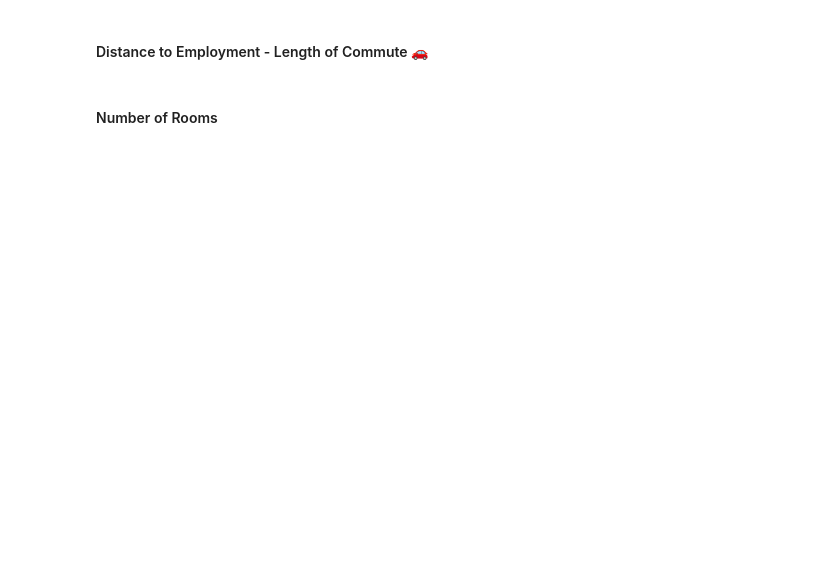
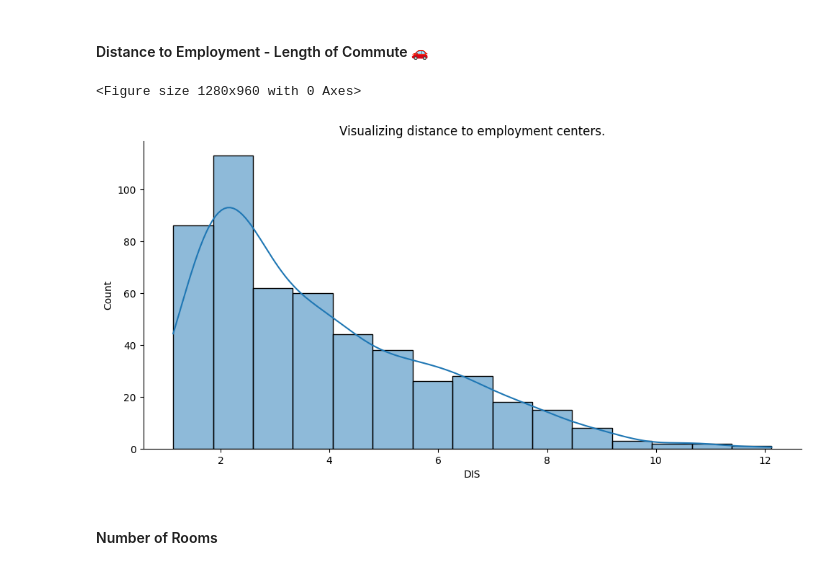
Before and after one commit to noah-clements/100Days-Python-Course, a Jupyter notebook: Day80 - Multivariable Regression/Multivariable_Regression_and_Valuation_Model.ipynb, the cells around one changed output. Drawn from its saved outputs; the diff is of its cells as text; code cells hidden in the pictures; blank space fills up the shorter version.

```diff
--- a/Day80 - Multivariable Regression/Multivariable_Regression_and_Valuation_Model.ipynb
+++ b/Day80 - Multivariable Regression/Multivariable_Regression_and_Valuation_Model.ipynb
@@ -178,4 +187,12 @@ What do you notice in the distributions of the data?
 # %% [markdown]
 #### Distance to Employment - Length of Commute 🚗
+# %%
+plt.figure(dpi=200)
+sns.displot(data, x='DIS', kde=True, aspect=2)
+plt.title("Visualizing distance to employment centers.")
+plt.show()
+# %% [output]
+<Figure size 1280x960 with 0 Axes>
+[figure, added]
 # %% [markdown]
 #### Number of Rooms
```
Also changed, not shown: parts of 3 cells of this notebook.
